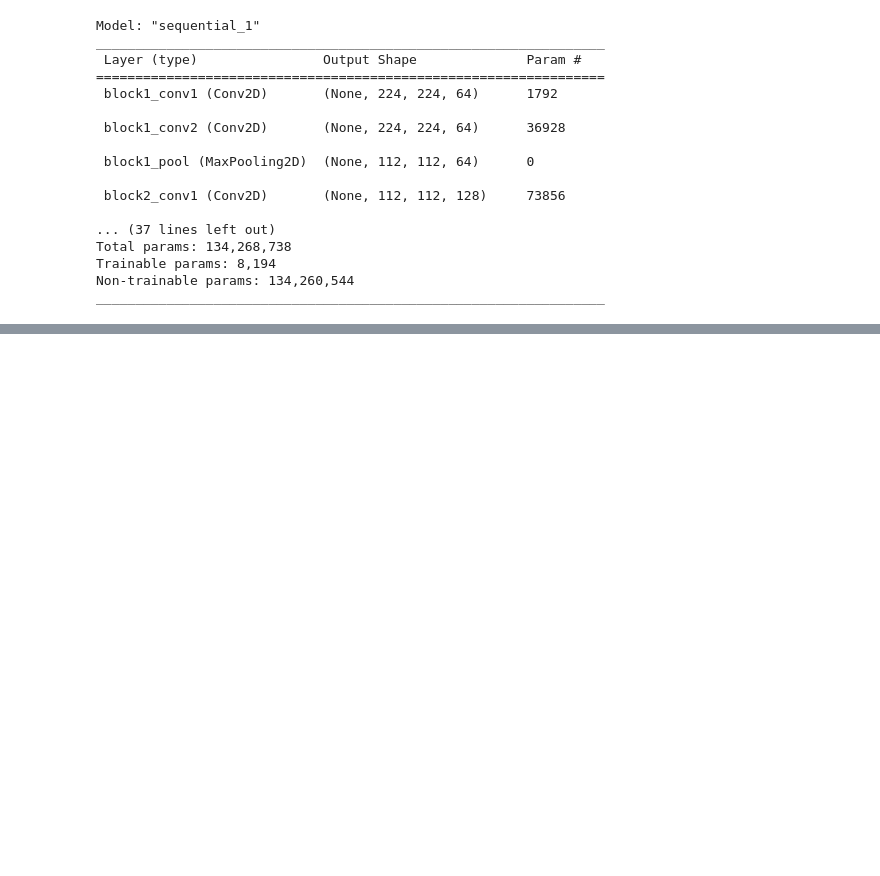
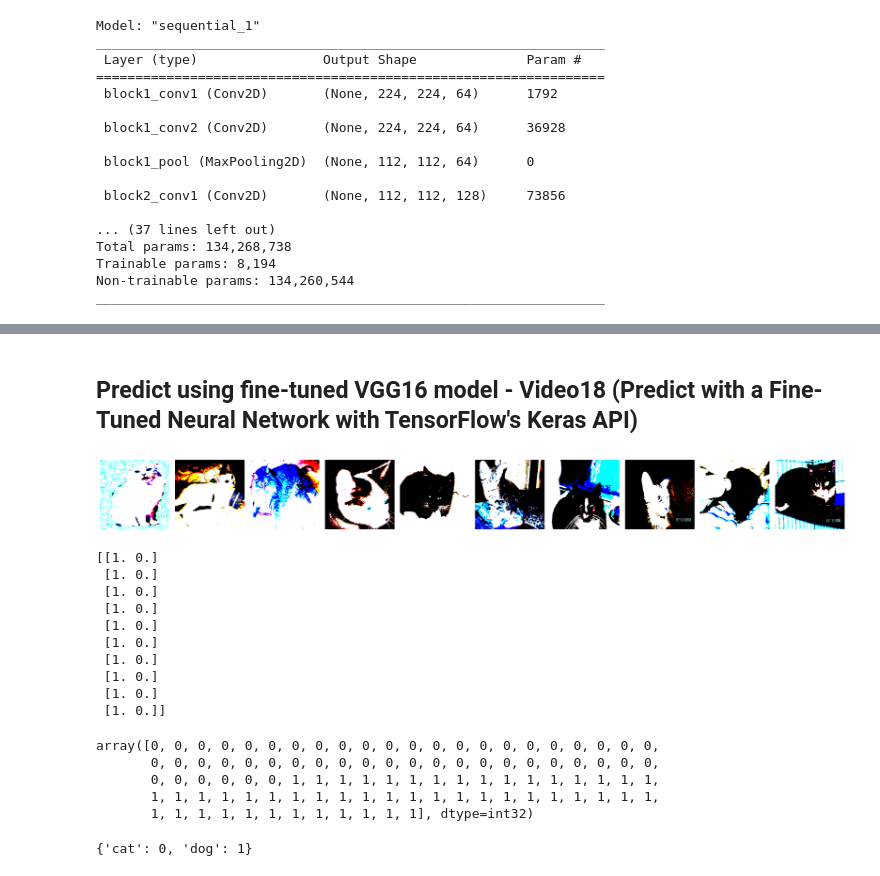
Before and after one commit to OvertheSkyy/Kaggle-Test-Env, a Jupyter notebook: cnn-test-env.ipynb, the cells around one changed output, grey strips where cells are left out. Saved outputs shown, nothing was run; the diff lists cells and outputs as text; code cells hidden in the pictures; blank space fills up the shorter version.

Commit message:
Kaggle Notebook | CCN_Test_Env | Train Fine-tuned VGG16 model & Predictions

```diff
--- a/cnn-test-env.ipynb
+++ b/cnn-test-env.ipynb
@@ -402,0 +433,18 @@ assert params['trainable_params'] == 8194
+# %% [markdown]
+## **Predict using fine-tuned VGG16 model - Video18 (Predict with a Fine-Tuned Neural Network with TensorFlow's Keras API)**
+# %%
+test_imgs, test_labels = next(test_batches)
+plotImages(test_imgs)
+print(test_labels)
+# %% [output]
+[figure, added]
+[[1. 0.]
+ [1. 0.]
+ [1. 0.]
+ [1. 0.]
+ [1. 0.]
+ [1. 0.]
+ [1. 0.]
+ [1. 0.]
+ [1. 0.]
+ [1. 0.]]
@@ -402,0 +453,8 @@ assert params['trainable_params'] == 8194
+# %%
+test_batches.classes
+# %% [output]
+array([0, 0, 0, 0, 0, 0, 0, 0, 0, 0, 0, 0, 0, 0, 0, 0, 0, 0, 0, 0, 0, 0,
+       0, 0, 0, 0, 0, 0, 0, 0, 0, 0, 0, 0, 0, 0, 0, 0, 0, 0, 0, 0, 0, 0,
+       0, 0, 0, 0, 0, 0, 1, 1, 1, 1, 1, 1, 1, 1, 1, 1, 1, 1, 1, 1, 1, 1,
+       1, 1, 1, 1, 1, 1, 1, 1, 1, 1, 1, 1, 1, 1, 1, 1, 1, 1, 1, 1, 1, 1,
+       1, 1, 1, 1, 1, 1, 1, 1, 1, 1, 1, 1], dtype=int32)
@@ -402,0 +463,4 @@ assert params['trainable_params'] == 8194
+# %%
+test_batches.class_indices
+# %% [output]
+{'cat': 0, 'dog': 1}
```
Also changed, not shown: parts of 17 cells of this notebook.
